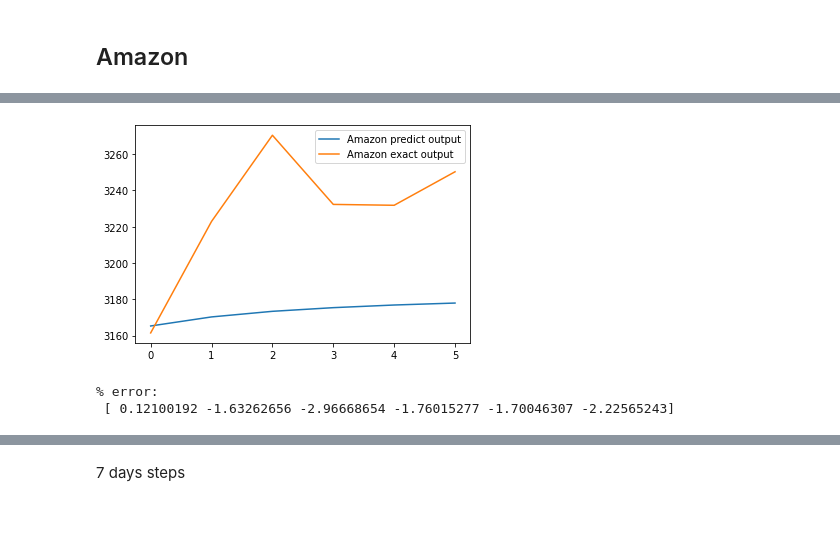
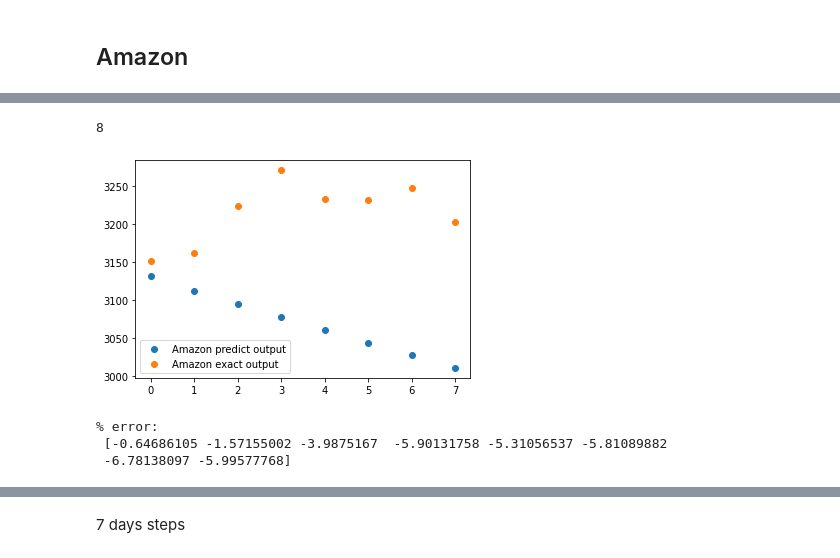
Before and after one commit to henrykhlai/LSTM-rescale-precidtion, a Jupyter notebook: LSTM_stock_prediction.ipynb, the cells around one changed output, grey strips where cells are left out. Saved outputs shown, nothing was run; the diff lists cells and outputs as text; code cells hidden in the pictures; blank space fills up the shorter version.

```diff
--- a/LSTM_stock_prediction.ipynb
+++ b/LSTM_stock_prediction.ipynb
@@ -46,7 +46,7 @@ df
 # %%
 data = df['AAPL'].values
 # %%
-timeseries_data = data[:-20]
+timeseries_data = data[:-5]
 # %%
 import numpy as np
 import matplotlib.pyplot as plt
@@ -181,11 +223,13 @@ print('% error:\n', (predict_output - exact_output)/exact_output * 100)
 amazon = df['AMZN'].values
 # %%
 # define input sequence
-timeseries_data = amazon[:-5]
+date_ahead = 7
+timeseries_data = amazon[:-date_ahead]
+test_data = amazon[-(date_ahead+1):]
 a = np.min(timeseries_data)
 b = np.max(timeseries_data)
-date_ahead = 5
+
 XX = rescale(timeseries_data,a,b)
-yy = LSTM_predict(XX, 14,1,date_ahead)
+yy = LSTM_predict(XX, 14, 1, date_ahead)
 predict_output = revertscale(yy,a,b)
 # %% [output]
@@ -193,12 +237,15 @@ WARNING:tensorflow:Layer lstm_3 will not use cuDNN kernel since it doesn't meet
 # %%
 import matplotlib.pyplot as plt
-exact_output = timeseries_data = amazon[-date_ahead-1:]
-plt.plot(predict_output, label ='Amazon predict output')
-plt.plot(exact_output, label = 'Amazon exact output')
+exact_output = test_data
+print(len(exact_output))
+plt.scatter(range(0,(date_ahead+1)),predict_output, label ='Amazon predict output')
+plt.scatter(range(0,(date_ahead+1)), exact_output, label = 'Amazon exact output')
 plt.legend()
 plt.show()
 print('% error:\n', (predict_output - exact_output)/exact_output * 100)
 # %% [output]
+8
-[figure, old version]
+[figure, new version]
-% error:
- [ 0.12100192 -1.63262656 -2.96668654 -1.76015277 -1.70046307 -2.22565243]
+% error:
+ [-0.64686105 -1.57155002 -3.9875167  -5.90131758 -5.31056537 -5.81089882
+ -6.78138097 -5.99577768]
```
Also changed, not shown: parts of 17 cells of this notebook.
